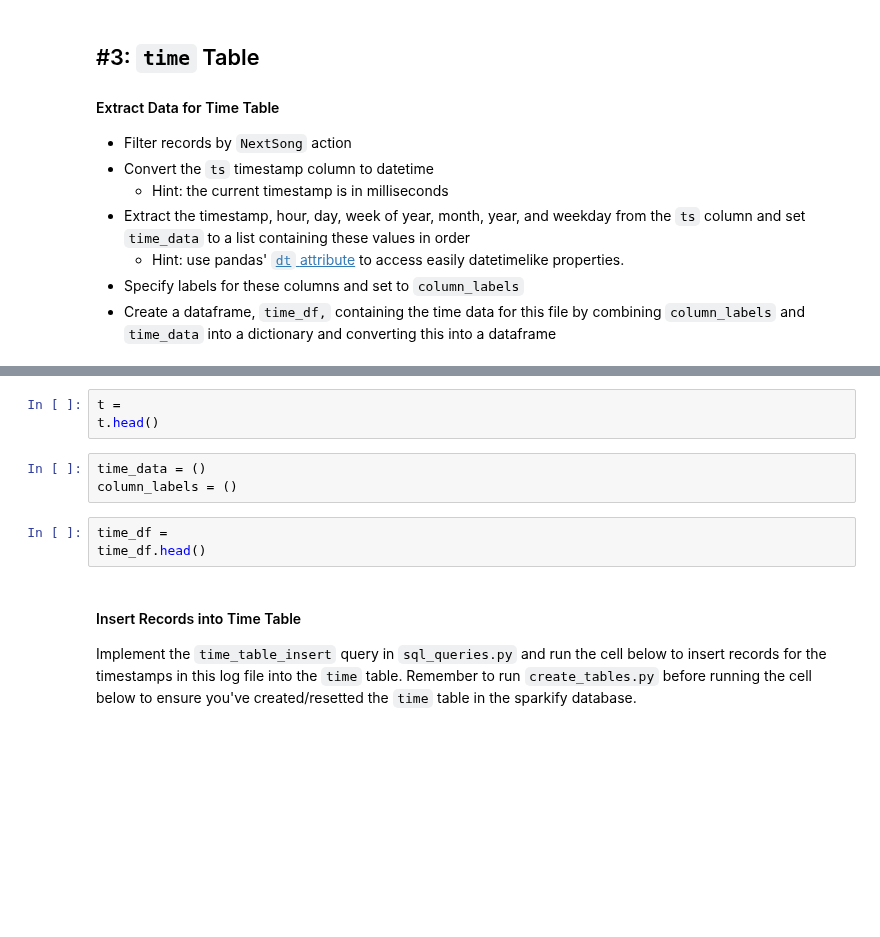
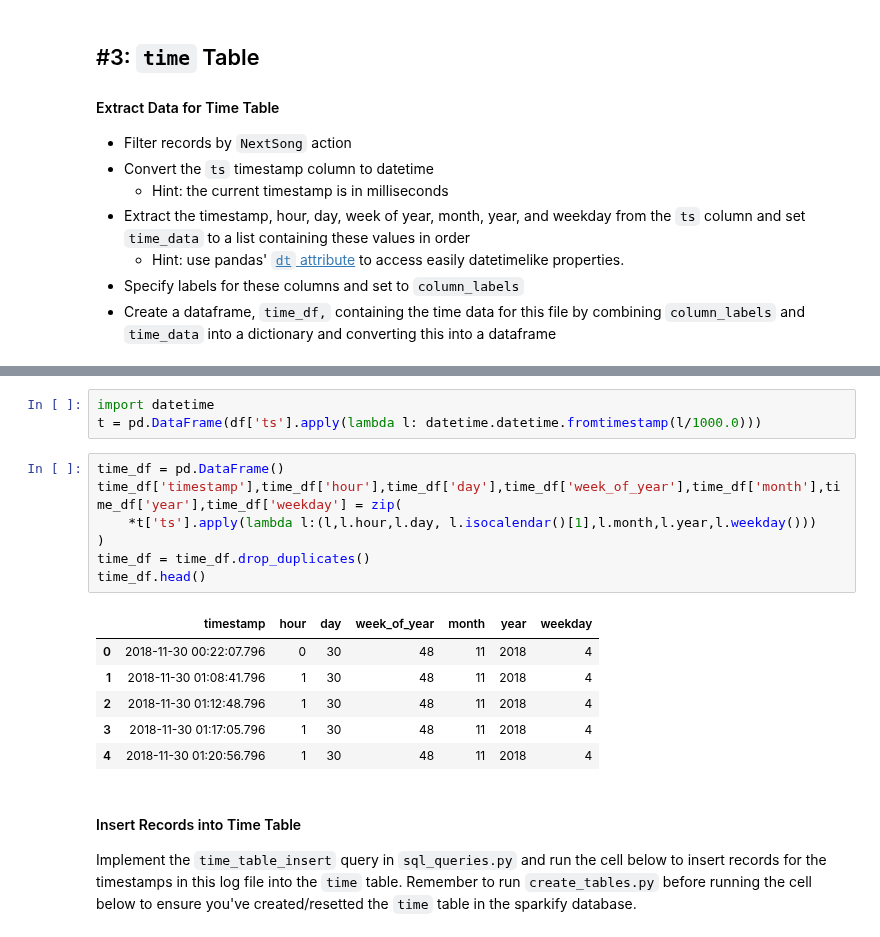
Before and after one commit to quinten-goens/Data-Modelling-with-PostgreSQL, a Jupyter notebook: etl.ipynb, the cells around one changed output, grey strips where cells are left out. Cells and saved outputs as stored; diff of their text form; blank space fills up the shorter version.

```diff
--- a/etl.ipynb
+++ b/etl.ipynb
@@ -101,12 +117,20 @@ df.head()
-# %%
-t =
-t.head()
-# %%
-time_data = ()
-column_labels = ()
-# %%
-time_df =
-time_df.head()
+# %%
+import datetime
+t = pd.DataFrame(df['ts'].apply(lambda l: datetime.datetime.fromtimestamp(l/1000.0)))
+# %%
+time_df = pd.DataFrame()
+time_df['timestamp'],time_df['hour'],time_df['day'],time_df['week_of_year'],time_df['month'],time_df['year'],time_df['weekday'] = zip(
+    *t['ts'].apply(lambda l:(l,l.hour,l.day, l.isocalendar()[1],l.month,l.year,l.weekday()))
+)
+time_df = time_df.drop_duplicates()
+time_df.head()
+# %% [output]
+|  | timestamp | hour | day | week_of_year | month | year | weekday |
+| 0 | 2018-11-30 00:22:07.796 | 0 | 30 | 48 | 11 | 2018 | 4 |
+| 1 | 2018-11-30 01:08:41.796 | 1 | 30 | 48 | 11 | 2018 | 4 |
+| 2 | 2018-11-30 01:12:48.796 | 1 | 30 | 48 | 11 | 2018 | 4 |
+| 3 | 2018-11-30 01:17:05.796 | 1 | 30 | 48 | 11 | 2018 | 4 |
+| 4 | 2018-11-30 01:20:56.796 | 1 | 30 | 48 | 11 | 2018 | 4 |
 # %% [markdown]
 #### Insert Records into Time Table
 Implement the `time_table_insert` query in `sql_queries.py` and run the cell below to insert records for the timestamps in this log file into the `time` table. Remember to run `create_tables.py` before running the cell below to ensure you've created/resetted the `time` table in the sparkify database.
```
Also changed, not shown: parts of 19 cells of this notebook, 2 other files.
